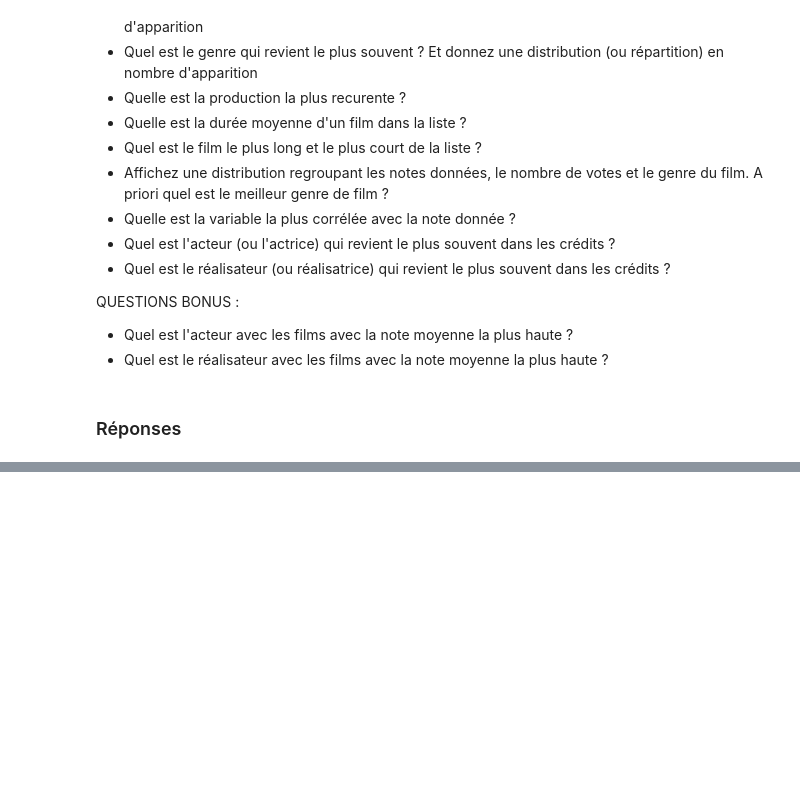
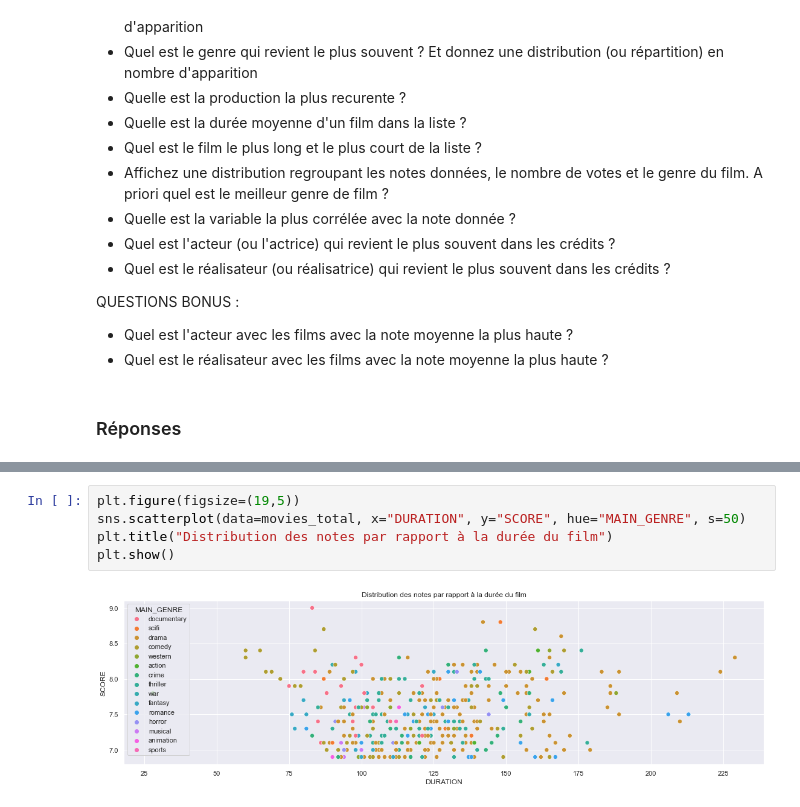
Before and after one commit to MohamedNennouche/Computer-Vision-with-Python, a Jupyter notebook: Projets complementaires/Seance2/study.ipynb, the cells around one changed output, grey strips where cells are left out. Cells and saved outputs as stored; diff of their text form; blank space fills up the shorter version.

```diff
--- a/Projets complementaires/Seance2/study.ipynb
+++ b/Projets complementaires/Seance2/study.ipynb
@@ -488,0 +617,7 @@ QUESTIONS BONUS :
+# %%
+plt.figure(figsize=(19,5))
+sns.scatterplot(data=movies_total, x="DURATION", y="SCORE", hue="MAIN_GENRE", s=50)
+plt.title("Distribution des notes par rapport à la durée du film")
+plt.show()
+# %% [output]
+[figure, added]
```
Also changed, not shown: parts of 35 cells of this notebook.
